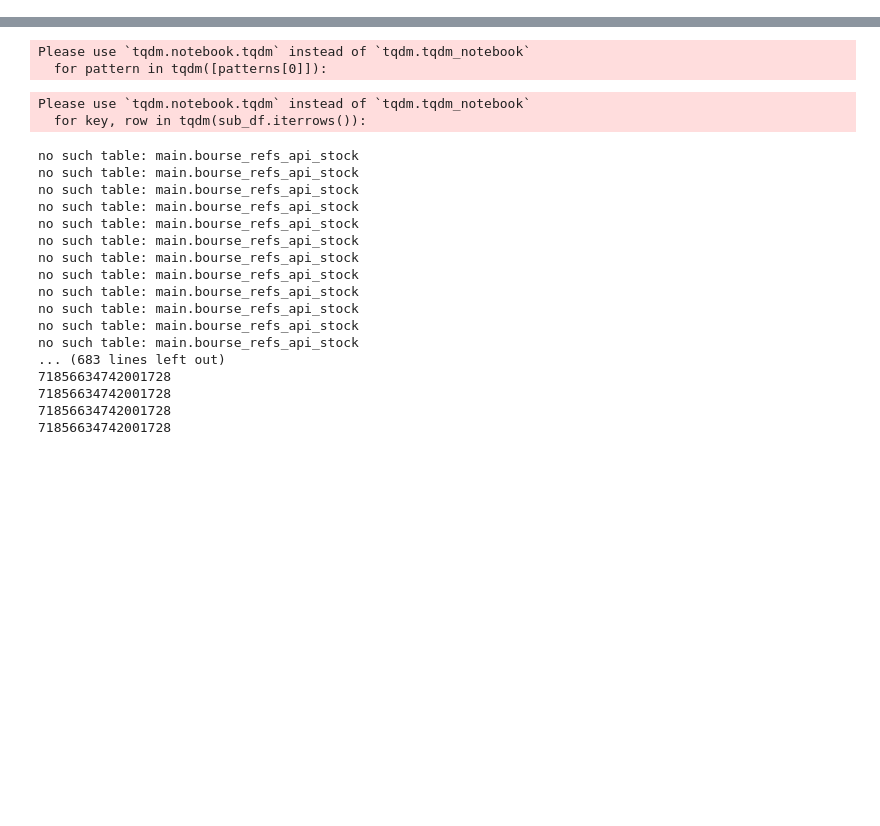
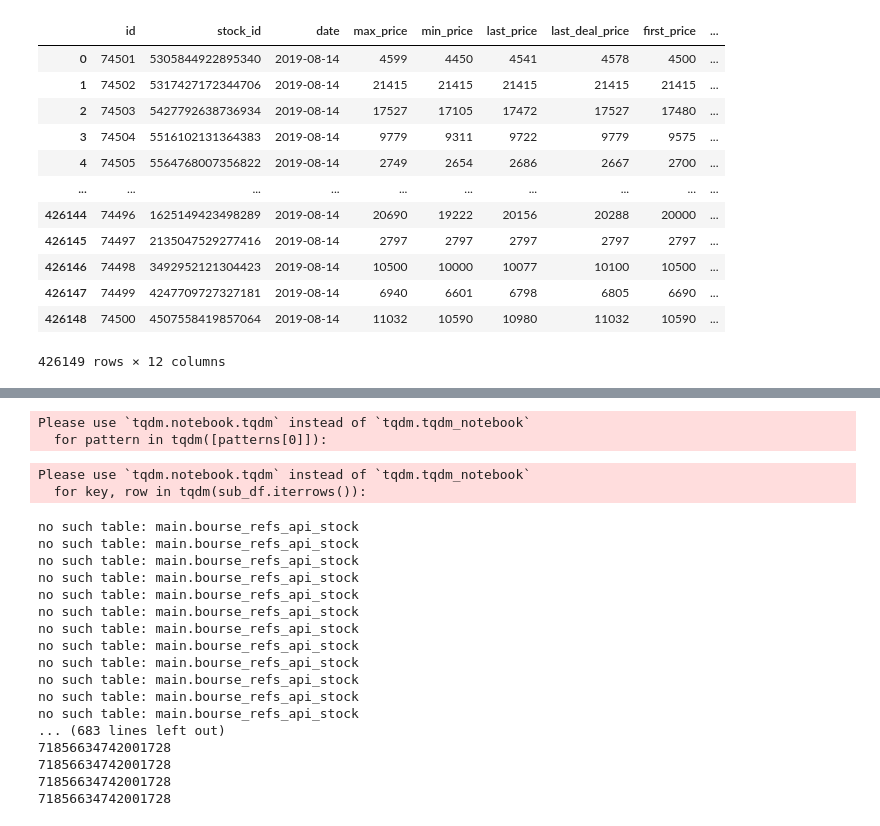
Before and after one commit to parsaalian/thesis, a Jupyter notebook: backend/notebooks/candle_patterns.ipynb, the cells around one changed output, grey strips where cells are left out. Saved outputs shown, nothing was run; the diff lists cells and outputs as text; code cells hidden in the pictures; blank space fills up the shorter version.

```diff
--- a/backend/notebooks/candle_patterns.ipynb
+++ b/backend/notebooks/candle_patterns.ipynb
@@ -16,3 +16,23 @@ import matplotlib.pyplot as plt
 # %%
 from quiz.models import Pattern, HistoricalPatternActionPoint
 from bourse_refs_api.models import Stock, StockHistory
+# %%
+queryset = list(StockHistory.objects.all().values())
+# %%
+df = pd.DataFrame(queryset)
+# %%
+df
+# %% [output]
+|  | id | stock_id | date | max_price | min_price | last_price | last_deal_price | first_price | ... |
+| 0 | 74501 | 5305844922895340 | 2019-08-14 | 4599 | 4450 | 4541 | 4578 | 4500 | ... |
+| 1 | 74502 | 5317427172344706 | 2019-08-14 | 21415 | 21415 | 21415 | 21415 | 21415 | ... |
+| 2 | 74503 | 5427792638736934 | 2019-08-14 | 17527 | 17105 | 17472 | 17527 | 17480 | ... |
+| 3 | 74504 | 5516102131364383 | 2019-08-14 | 9779 | 9311 | 9722 | 9779 | 9575 | ... |
+| 4 | 74505 | 5564768007356822 | 2019-08-14 | 2749 | 2654 | 2686 | 2667 | 2700 | ... |
+| ... | ... | ... | ... | ... | ... | ... | ... | ... | ... |
+| 426144 | 74496 | 1625149423498289 | 2019-08-14 | 20690 | 19222 | 20156 | 20288 | 20000 | ... |
+| 426145 | 74497 | 2135047529277416 | 2019-08-14 | 2797 | 2797 | 2797 | 2797 | 2797 | ... |
+| 426146 | 74498 | 3492952121304423 | 2019-08-14 | 10500 | 10000 | 10077 | 10100 | 10500 | ... |
+| 426147 | 74499 | 4247709727327181 | 2019-08-14 | 6940 | 6601 | 6798 | 6805 | 6690 | ... |
+| 426148 | 74500 | 4507558419857064 | 2019-08-14 | 11032 | 10590 | 10980 | 11032 | 10590 | ... |
+426149 rows × 12 columns
```
Also changed, not shown: parts of 8 cells of this notebook, 1 other file.
